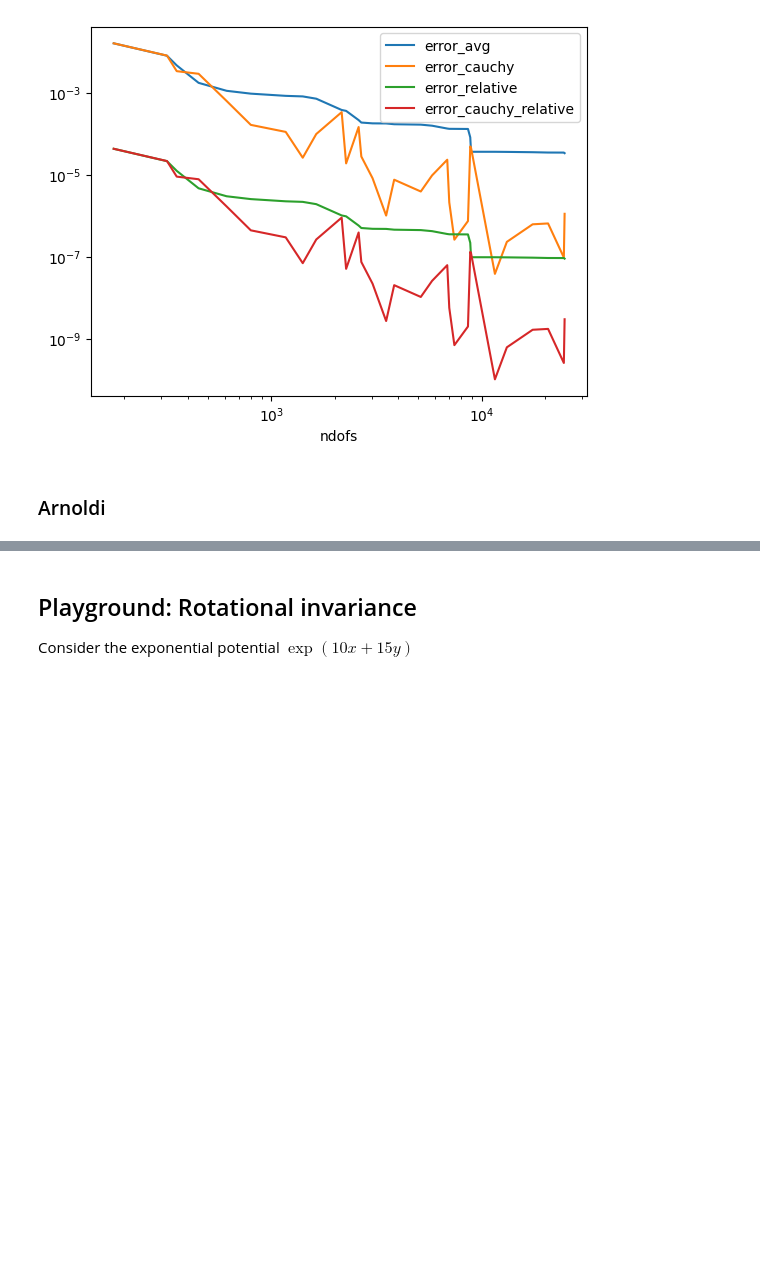
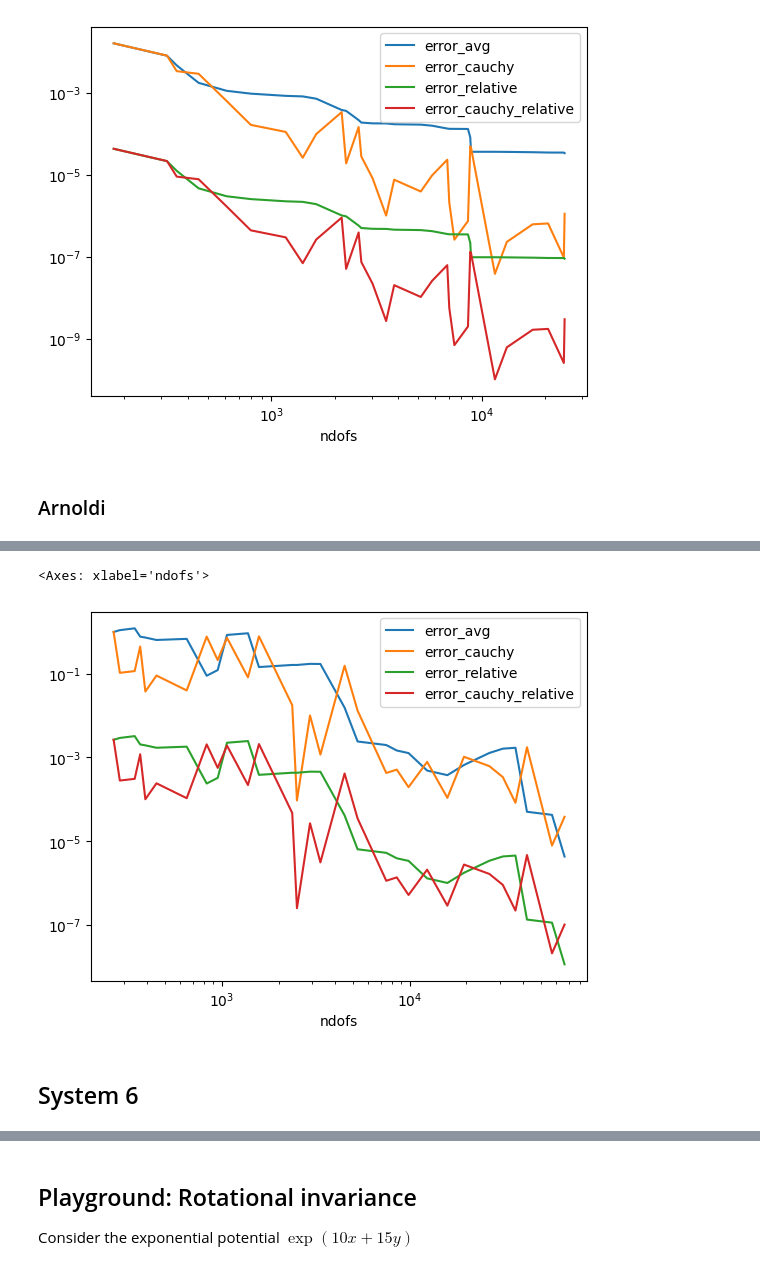
Before and after one commit to homeomorfismo/eig-loc, a Jupyter notebook: jupyter/Laplace.ipynb, the cells around one changed output, grey strips where cells are left out. Saved outputs shown, nothing was run; the diff lists cells and outputs as text; code cells hidden in the pictures; blank space fills up the shorter version.

```diff
--- a/jupyter/Laplace.ipynb
+++ b/jupyter/Laplace.ipynb
@@ -703,0 +810,7 @@ err_df.plot(x="ndofs", loglog=True)
+# %%
+err_df.plot(x="ndofs", loglog=True)
+# %% [output]
+<Axes: xlabel='ndofs'>
+[figure, added]
+# %% [markdown]
+## System 6
```
Also changed, not shown: parts of 22 cells of this notebook, 3 other files.
